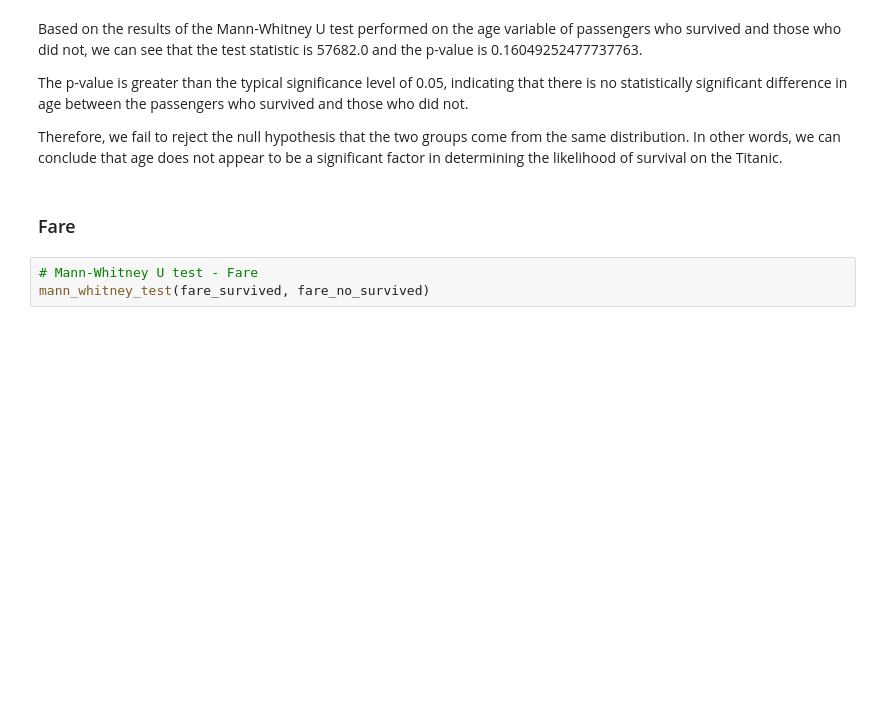
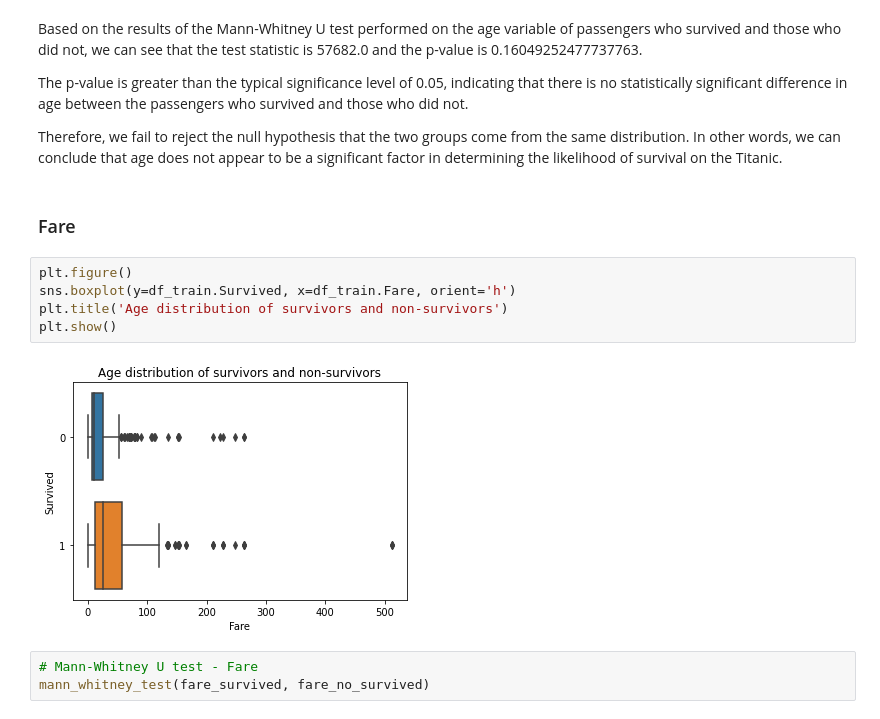
Before and after one commit to PabloJRW/titanic-classifier, a Jupyter notebook: Titanic.ipynb, the cells around one changed output. Drawn from its saved outputs; the diff is of its cells as text; blank space fills up the shorter version.

```diff
--- a/Titanic.ipynb
+++ b/Titanic.ipynb
@@ -230,6 +237,13 @@ The p-value is greater than the typical significance level of 0.05, indicating t
 Therefore, we fail to reject the null hypothesis that the two groups come from the same distribution. In other words, we can conclude that age does not appear to be a significant factor in determining the likelihood of survival on the Titanic.
 # %% [markdown]
 ### Fare
+# %%
+plt.figure()
+sns.boxplot(y=df_train.Survived, x=df_train.Fare, orient='h')
+plt.title('Age distribution of survivors and non-survivors')
+plt.show()
+# %% [output]
+[figure, added]
 # %%
 # Mann-Whitney U test - Fare
 mann_whitney_test(fare_survived, fare_no_survived)
```
Also changed, not shown: parts of 6 cells of this notebook.
